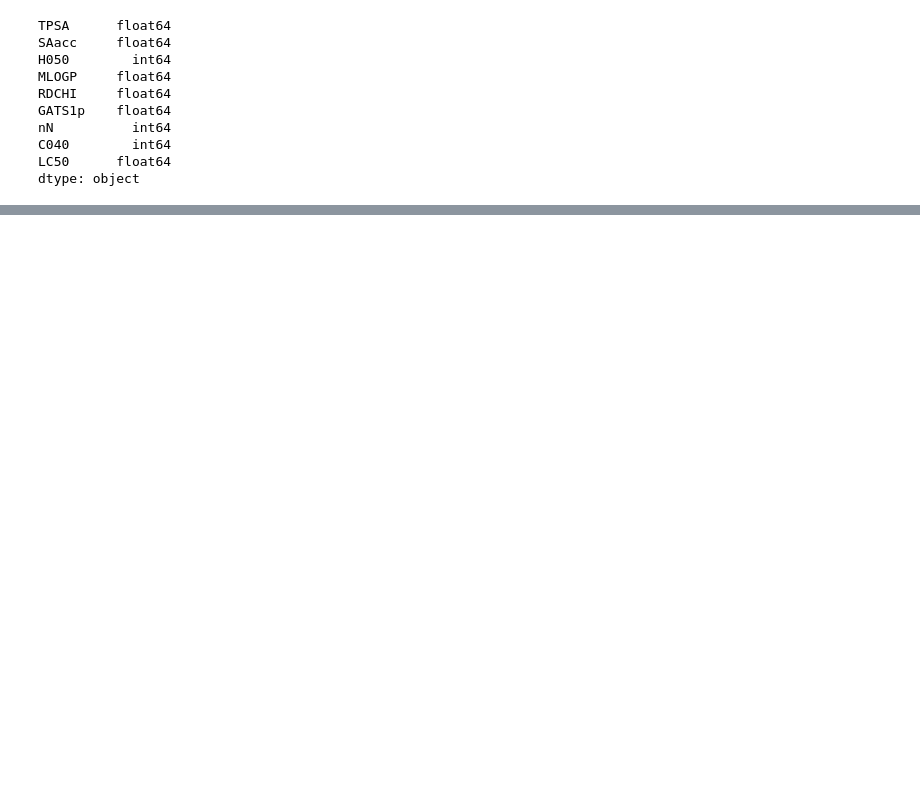
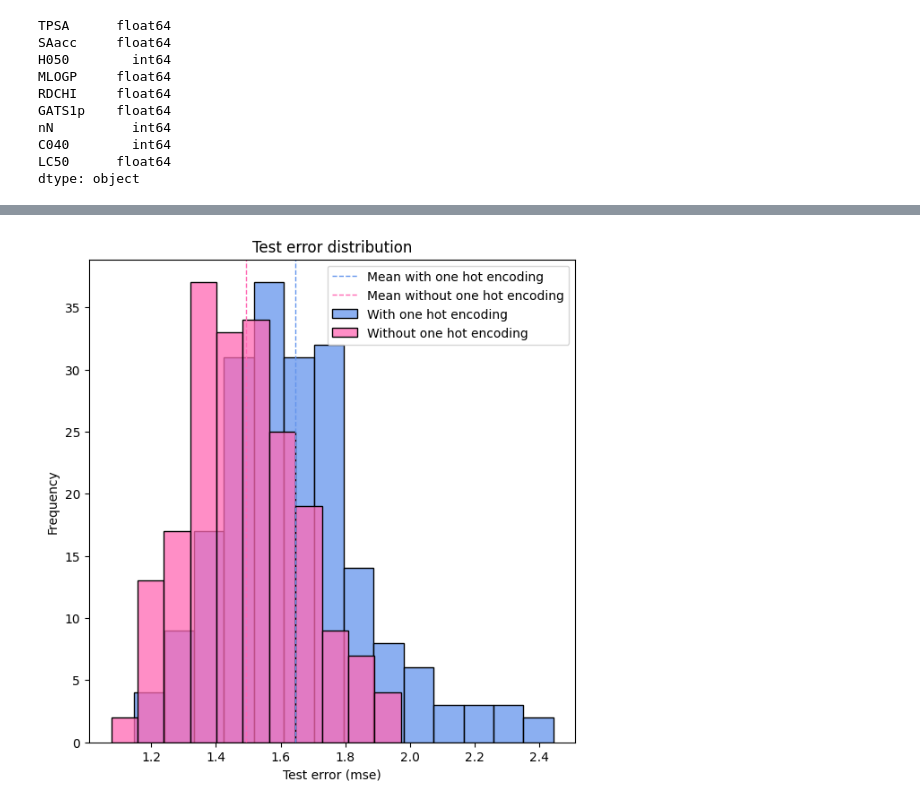
Before and after one commit to miamerlid/STK-IN4300, a Jupyter notebook: oblig2.ipynb, the cells around one changed output, grey strips where cells are left out. Drawn from its saved outputs; the diff is of its cells as text; code cells hidden in the pictures; blank space fills up the shorter version.

```diff
--- a/oblig2.ipynb
+++ b/oblig2.ipynb
@@ -53,19 +84,24 @@ def mse(y_true, y_pred):
     return np.mean((y_true - y_pred)**2)
 # %%
 def simple_linreg(df):
-    X = df.drop(columns=['LC50'])
-    y = df['LC50']
 
-    X_train, X_test, y_train, y_test = train_test_split(X, y, test_size=0.33)
+    # train test split for the data
+    X = df.drop(columns=["LC50"])
+    y = df["LC50"]
+    X_train, X_test, y_train, y_test = train_test_split(X, y, test_size=0.3)
 
+    # adding a constant to the design matrix
     X_train_const = sm.add_constant(X_train)
     X_test_const = sm.add_constant(X_test)
 
+    # fitting a linear regression model (ordinary least squares)
     model = sm.OLS(y_train, X_train_const).fit()
 
+    # predicting the target variable
     y_pred_train = model.predict(X_train_const)
     y_pred_test = model.predict(X_test_const)
 
+    # calculating the mean squared error
     train_error = mse(y_train, y_pred_train)
     test_error = mse(y_test, y_pred_test)
 
@@ -412,0 +191,12 @@ plt.show()
+# %%
+np.random.seed(seed) # for STK-IN4300
+
+# with one hot encoding
+train_errors_linreg_200_onehot, test_errors_linreg_200_onehot = repeat_simple_linreg(df_onehot)
+train_error_mean_linreg_200_onehot = np.mean(train_errors_linreg_200_onehot)
+test_error_mean_linreg_200_onehot = np.mean(test_errors_linreg_200_onehot)
+
+# without one hot encoding
+train_errors_linreg_200_nohot, test_errors_linreg_200_nohot = repeat_simple_linreg(df_nohot)
+train_error_mean_linreg_200_nohot = np.mean(train_errors_linreg_200_nohot)
+test_error_mean_linreg_200_nohot = np.mean(test_errors_linreg_200_nohot)
@@ -412,0 +218,14 @@ plt.show()
+# %%
+# making a plot of the test errors comparing the two models
+plt.figure(figsize=(7,7))
+sns.histplot(test_errors_linreg_200_onehot, color='cornflowerblue', label='With one hot encoding')
+sns.histplot(test_errors_linreg_200_nohot, color='hotpink', label='Without one hot encoding')
+plt.xlabel('Test error (mse)')
+plt.ylabel('Frequency')
+plt.title('Test error distribution')
+plt.axvline(np.mean(test_errors_linreg_200_onehot), color='cornflowerblue', linestyle='dashed', linewidth=1, label='Mean with one hot encoding')
+plt.axvline(np.mean(test_errors_linreg_200_nohot), color='hotpink', linestyle='dashed', linewidth=1, label='Mean without one hot encoding')
+plt.legend()
+plt.show()
+# %% [output]
+[figure, added]
```
Also changed, not shown: parts of 97 cells of this notebook, 1 other file.
